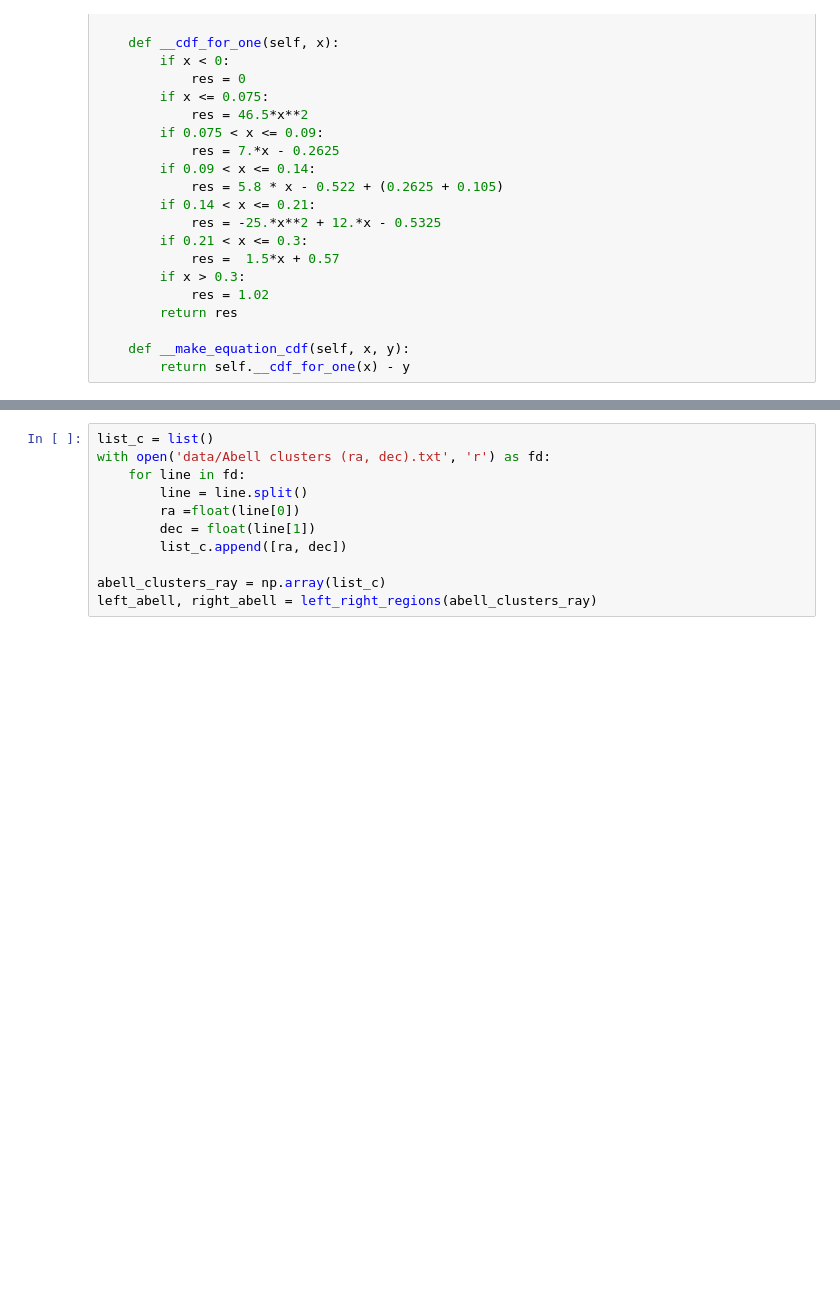
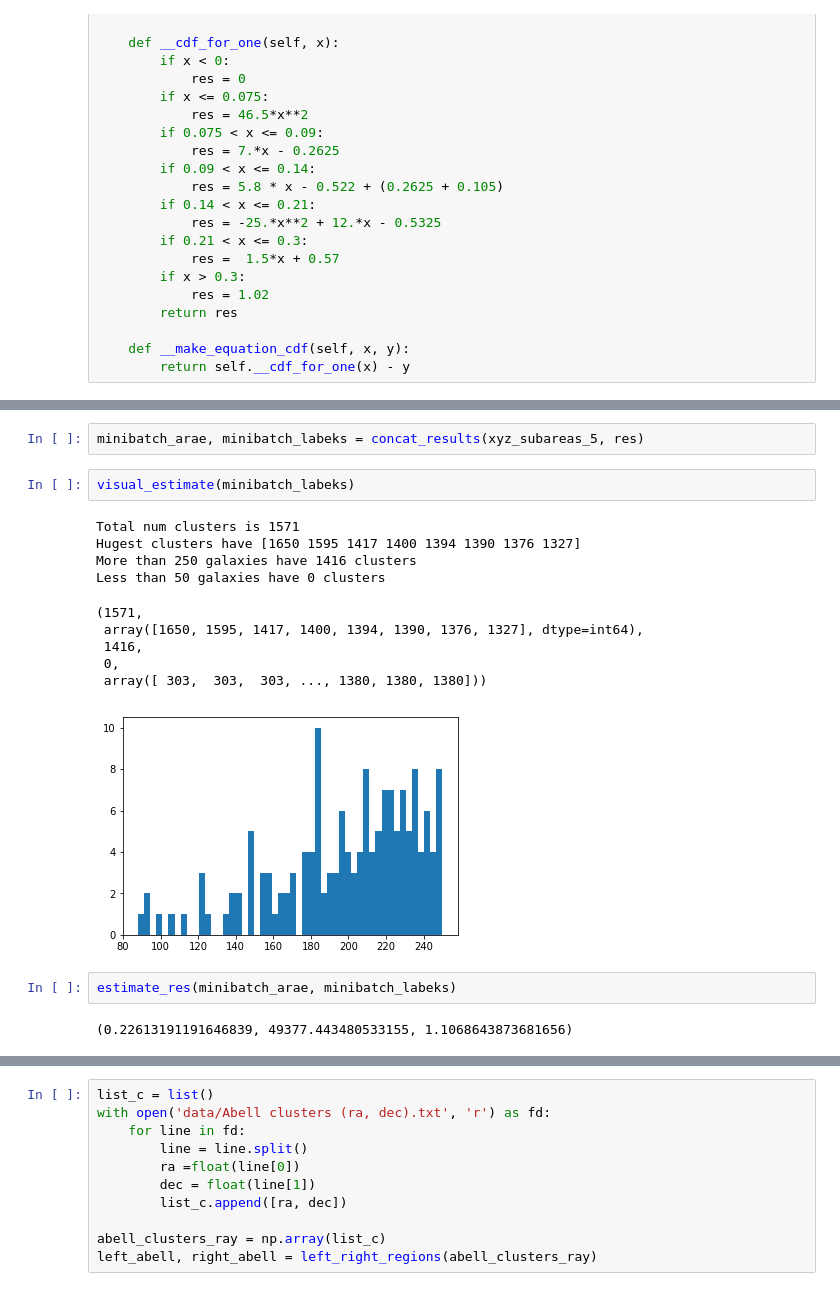
Before and after one commit to goshasty/diary_for_scientific_work, a Jupyter notebook: Analyze Abell.ipynb, the cells around one changed output, grey strips where cells are left out. Drawn from its saved outputs; the diff is of its cells as text; blank space fills up the shorter version.

```diff
--- a/Analyze Abell.ipynb
+++ b/Analyze Abell.ipynb
@@ -322,0 +882,19 @@ def plot_results(array_clusters_xyz,
+# %%
+minibatch_arae, minibatch_labeks = concat_results(xyz_subareas_5, res)
+# %%
+visual_estimate(minibatch_labeks)
+# %% [output]
+Total num clusters is 1571
+Hugest clusters have [1650 1595 1417 1400 1394 1390 1376 1327]
+More than 250 galaxies have 1416 clusters
+Less than 50 galaxies have 0 clusters
+(1571,
+ array([1650, 1595, 1417, 1400, 1394, 1390, 1376, 1327], dtype=int64),
+ 1416,
+ 0,
+ array([ 303,  303,  303, ..., 1380, 1380, 1380]))
+[figure, added]
+# %%
+estimate_res(minibatch_arae, minibatch_labeks)
+# %% [output]
+(0.22613191191646839, 49377.443480533155, 1.1068643873681656)
```
Also changed, not shown: parts of 99 cells of this notebook, 8 other files.
